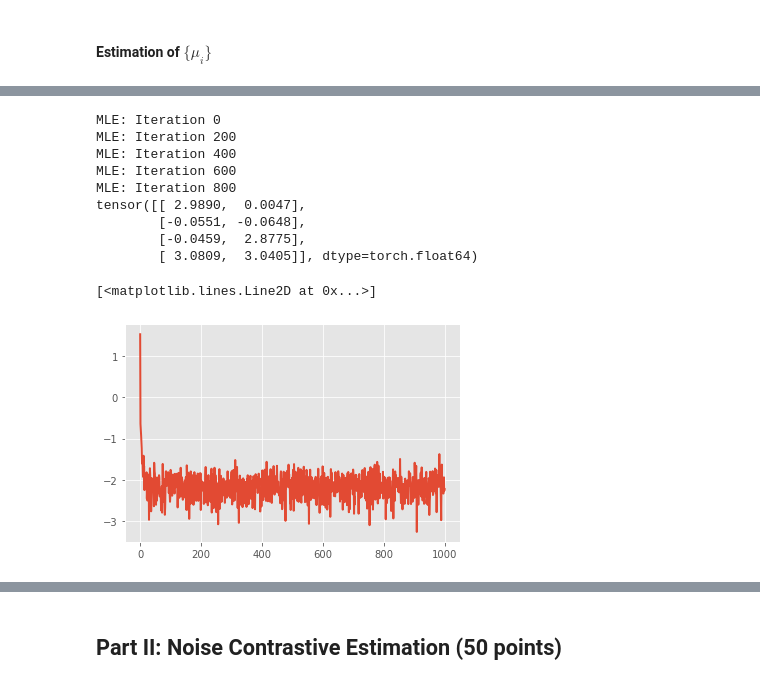
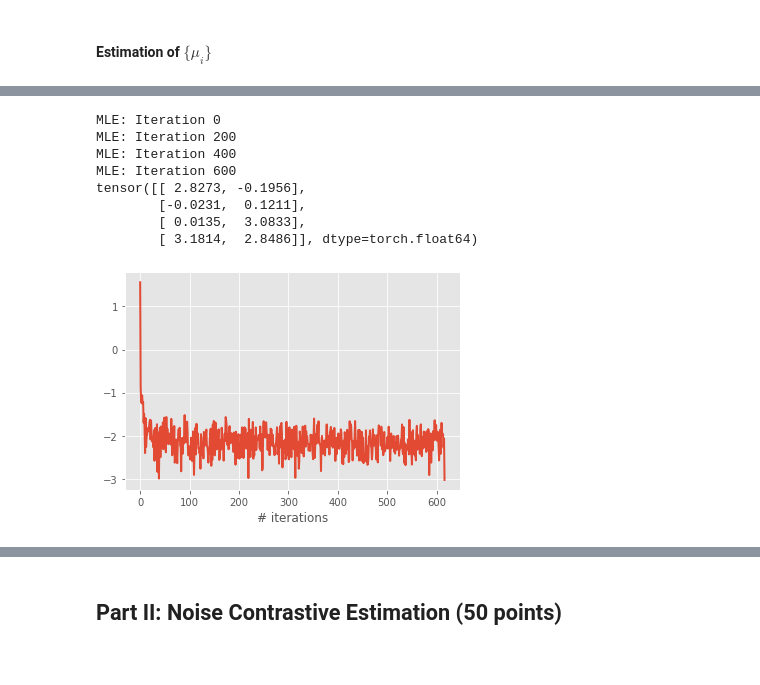
Before and after one commit to adidigit/statistical_methods_in_ip, a Jupyter notebook: HW3/HW3_CD_NCE_Spring2022.ipynb, the cells around one changed output, grey strips where cells are left out. Drawn from its saved outputs; the diff is of its cells as text; code cells hidden in the pictures.

```diff
--- a/HW3/HW3_CD_NCE_Spring2022.ipynb
+++ b/HW3/HW3_CD_NCE_Spring2022.ipynb
@@ -219,12 +220,12 @@ mus = mus_init_guess
 max_iteration = 1000
 
 prev_mus=0
-loss = []
+diff = []
 for i in range(max_iteration):
     x_tilda = sample_from_gaussian_mixture(N,sigma_2,mus,num_of_samples)
     mus = mus + eta*(torch.mean(log_prob_grad_mu(real_samples,mus,sigma_2),dim=1)-torch.mean(log_prob_grad_mu(x_tilda,mus,sigma_2),dim=1))
-    loss.append(torch.norm(prev_mus - mus))
-    if torch.norm(prev_mus - mus) < 0.01:
+    diff.append(torch.norm(prev_mus - mus))
+    if torch.norm(prev_mus - mus)< 0.05:
         break
     prev_mus = mus
     if (i%200 == 0):
@@ -233,20 +234,21 @@ for i in range(max_iteration):
 
 print(mus)
 mus_ML = mus
+x_tilda_ML = x_tilda
 # %% [output]
 MLE: Iteration 0
 MLE: Iteration 200
 MLE: Iteration 400
 MLE: Iteration 600
-MLE: Iteration 800
-tensor([[ 2.9890,  0.0047],
-        [-0.0551, -0.0648],
-        [-0.0459,  2.8775],
-        [ 3.0809,  3.0405]], dtype=torch.float64)
+tensor([[ 2.8273, -0.1956],
+        [-0.0231,  0.1211],
+        [ 0.0135,  3.0833],
+        [ 3.1814,  2.8486]], dtype=torch.float64)
 # %%
 from matplotlib import pyplot as plt
-loss = torch.tensor(loss)
-plt.plot(torch.log(loss))
+diff = torch.tensor(diff)
+plt.plot(torch.log(diff))
+plt.xlabel("# iterations")
+plt.savefig("Task_3_ML_log_norm_diff")
 # %% [output]
-[<matplotlib.lines.Line2D at 0x...>]
-[figure, old version]
+[figure, new version]
```
Also changed, not shown: parts of 15 cells of this notebook.
